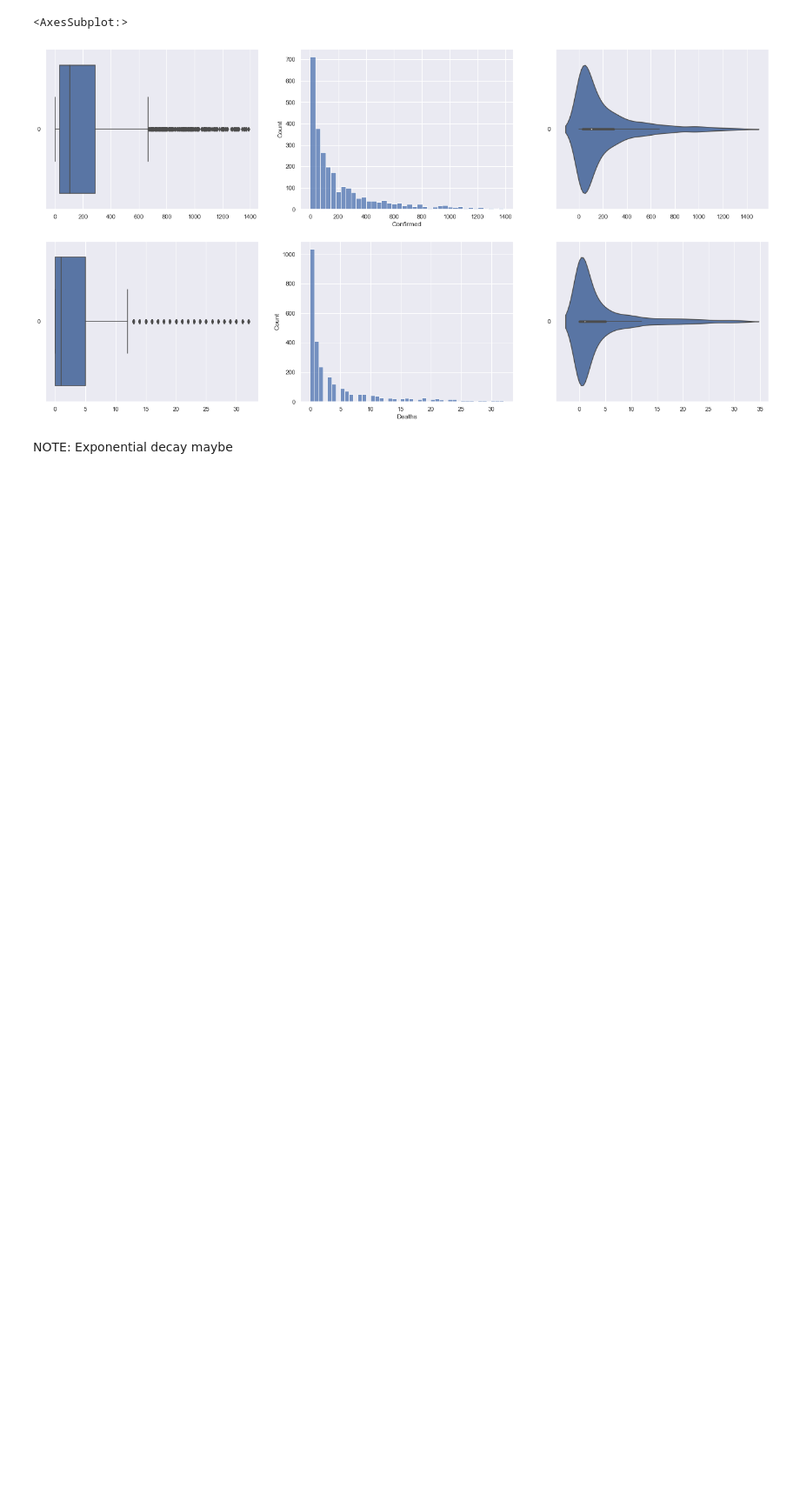
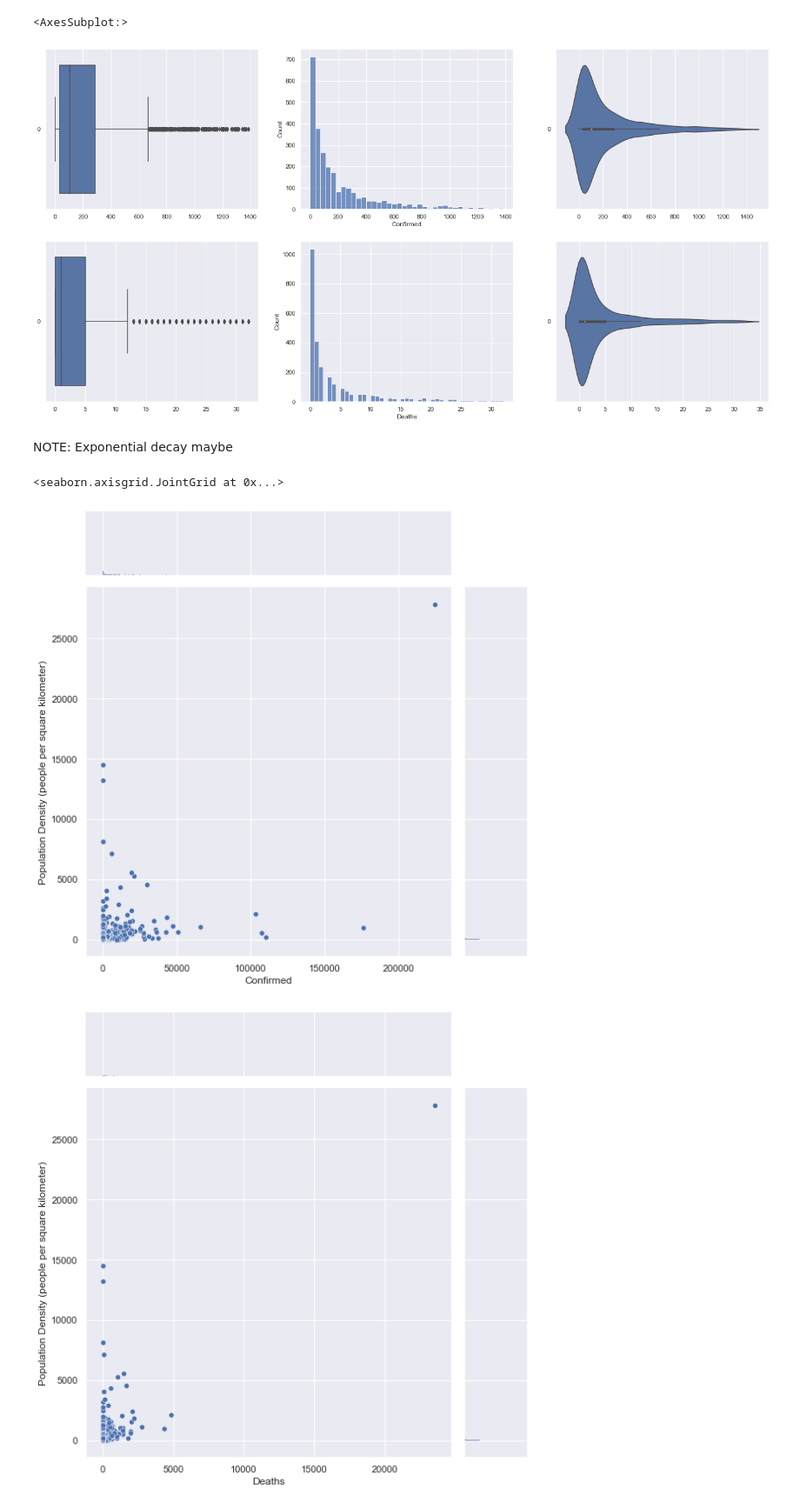
Before and after one commit to FreedomXV/SC1015-Mini-Project, a Jupyter notebook: US County_Exploratory Data Analysis.ipynb, the cells around one changed output. Shown: that part at 87% size. Drawn from its saved outputs; the diff is of its cells as text; code cells hidden in the pictures; blank space fills up the shorter version.

Commit message:
Added jointplot comparing population density

```diff
--- a/US County_Exploratory Data Analysis.ipynb
+++ b/US County_Exploratory Data Analysis.ipynb
@@ -74,3 +80,10 @@ sb.violinplot(data = usa_covid_wooutliers['Deaths'], orient = "h", ax = axes[1,2
 [figure]
 # %% [markdown]
 NOTE: Exponential decay maybe
+# %%
+sb.jointplot(data = usa_covid, x = "Confirmed", y = "Population Density (people per square kilometer)", height = 8)
+sb.jointplot(data = usa_covid, x = "Deaths", y = "Population Density (people per square kilometer)", height = 8)
+# %% [output]
+<seaborn.axisgrid.JointGrid at 0x...>
+[figure, added]
+[figure, added]
```
Also changed, not shown: parts of 2 cells of this notebook.
